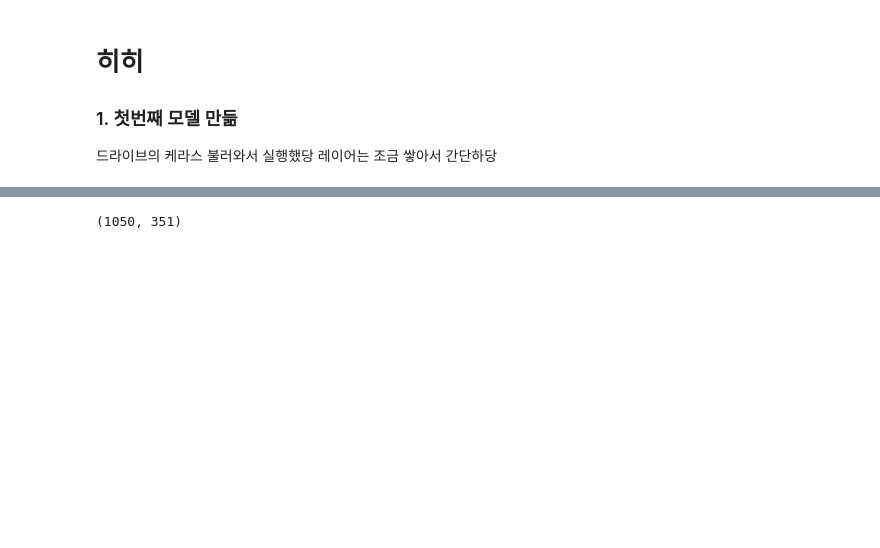
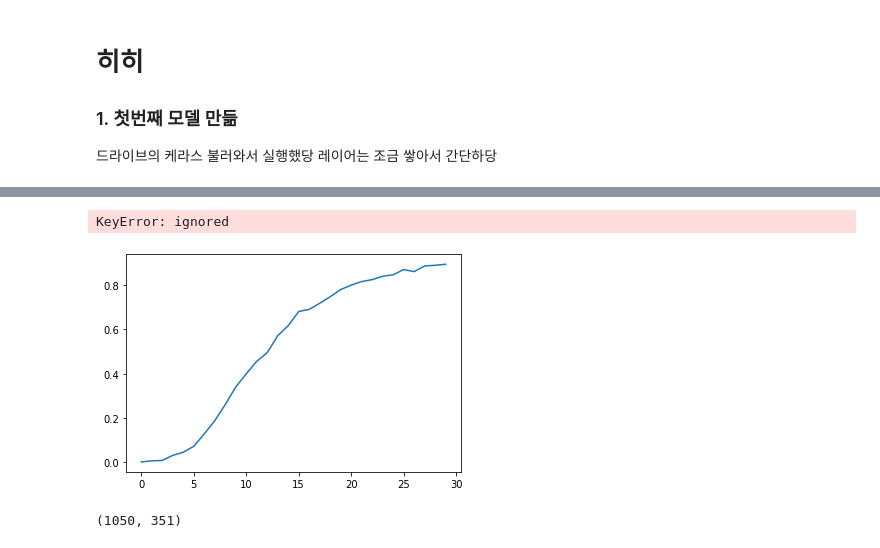
Before and after one commit to 1sumhowdy/face-detection, a Jupyter notebook: 얼굴인식.ipynb, the cells around one changed output, grey strips where cells are left out. Cells and saved outputs as stored; diff of their text form; code cells hidden in the pictures; blank space fills up the shorter version.

```diff
--- a/얼굴인식.ipynb
+++ b/얼굴인식.ipynb
@@ -230,6 +230,6 @@ Trainable params: 749,919
 Non-trainable params: 0
 _________________________________________________________________
 # %%
-model.fit(x_train, y_train, epochs=30)
+history = model.fit(x_train, y_train, epochs=30)
 # %% [output]
 Epoch 1/30
@@ -253,3 +252,36 @@ Epoch 30/30
+# %%
+# 학습 결과 분석을 위한 그래프 구현
+
+import matplotlib.pyplot as plt
+
+def plot_acc(history, title=None):
+  # summarize history for accuracy
+  if not isinstance(history, dict):
+    history = history.history
+  plt.plot(history['accuracy'])
+  plt.plot(history['val_accuracy'])
+  if title is not None:
+    plt.title(title)
+  plt.ylabel('Accuracy')
+  plt.xlabel('Epoch')
+  plt.legend(['Training', 'Verification'], loc=0)   # 두 선의 이름(Train, Test) 표시
+
+def plot_loss(history, title=None):
+  # summarize history for loss
+  if not isinstance(history, dict):
+    history = history.history
+  plt.plot(history['loss'])             # 학습 데이터로 구한 손실값
+  plt.plot(history['val_loss'])         # 검증 데이터로 구한 손실값
+  if title is not None:
+    plt.title(title)
+  plt.ylabel('Loss')
+  plt.xlabel('Epoch')
+  plt.legend(['Training', 'Verification'], loc=0)
+# %%
+plot_acc(history)
+# %% [output]
+KeyError: ignored
+[figure, added]
 # %%
 x_predict = model.predict(x_train)
 y_predict = []
```
Also changed, not shown: parts of 2 cells of this notebook.
